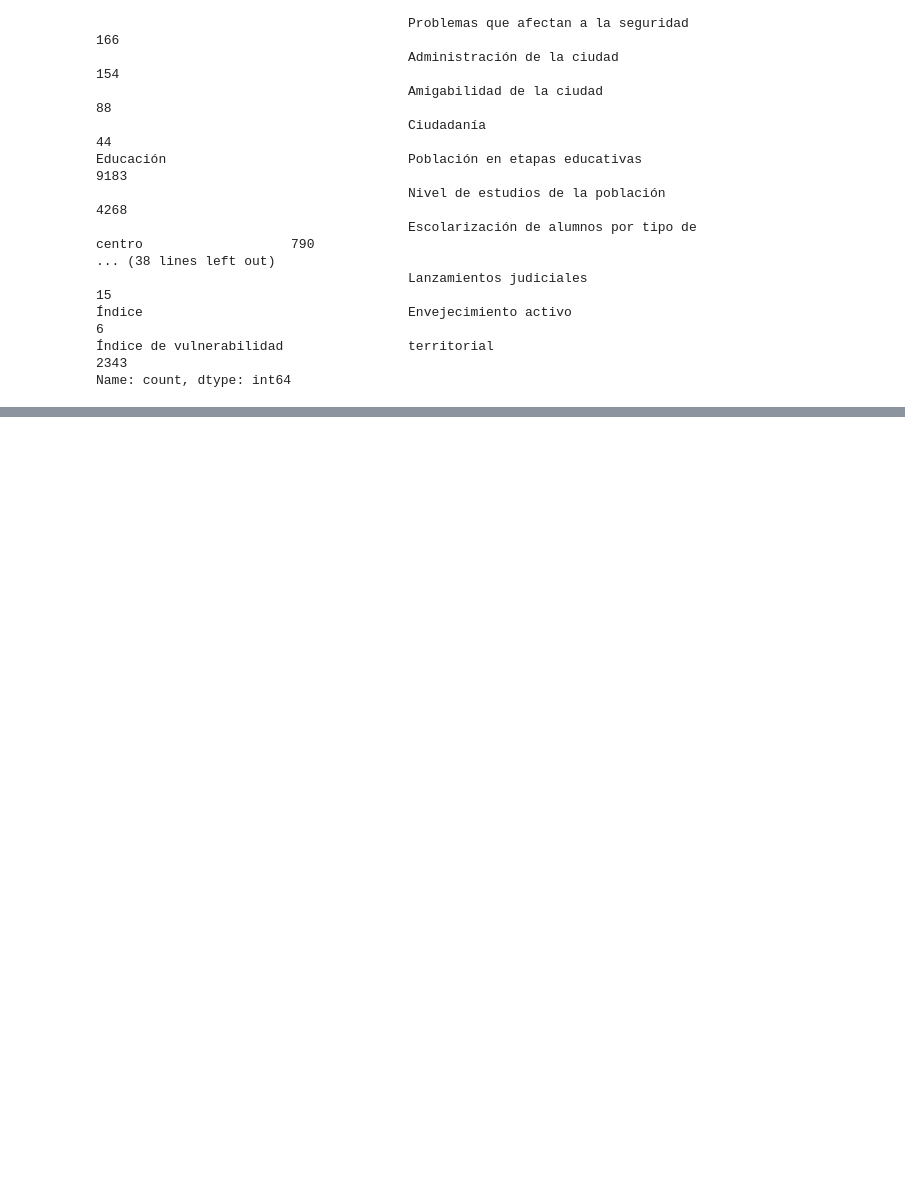
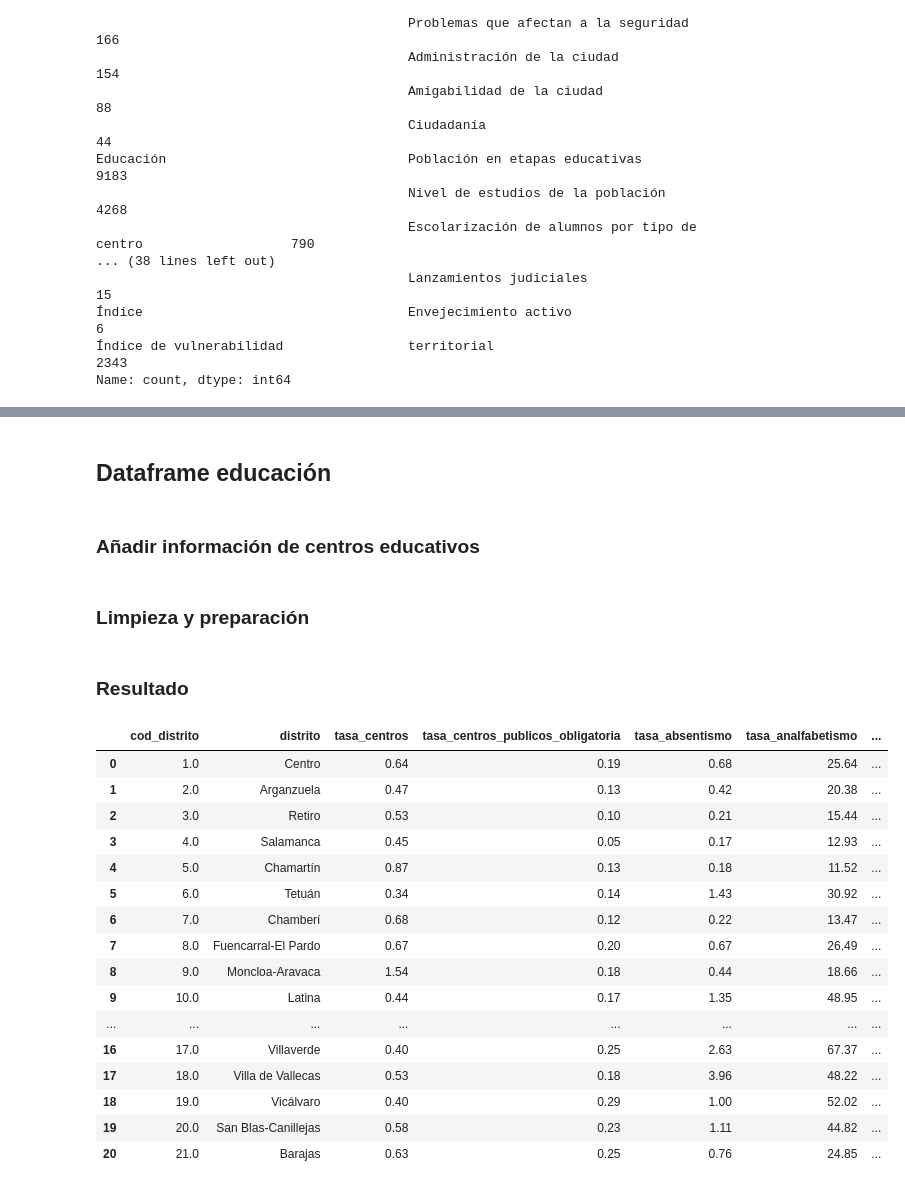
Before and after one commit to almudenaolg/Desigualdad-Distritos-Madrid, a Jupyter notebook: code/exploratory.ipynb, the cells around one changed output, grey strips where cells are left out. Drawn from its saved outputs; the diff is of its cells as text; code cells hidden in the pictures; blank space fills up the shorter version.

```diff
--- a/code/exploratory.ipynb
+++ b/code/exploratory.ipynb
@@ -85,3 +106,3 @@ df['valor_indicador'] = df['valor_indicador'].str.replace(',', '.', regex=False)
 # %%
 # Convertir a numérico el valor de los indicadores
-df['valor_indicador'] = pd.to_numeric(df['valor_indicador'], errors='coerce')
+convertir_a_numerico(df,'valor_indicador')
@@ -155,0 +558,2 @@ df_distritos
+# %% [markdown]
+## Dataframe educación
@@ -155,0 +579,15 @@ df_distritos
+# %% [markdown]
+### Añadir información de centros educativos
+# %%
+# Cargamos el listado de centros educativos
+df_centros_educativos = pd.read_csv('../data/centros-educativos.csv', sep=';', encoding='latin1')
+
+estandarizar_columnas(df_centros_educativos)
+
+# Calcular el recuento de centros educativos por distrito
+df_centros_educativos = df_centros_educativos.groupby('cod_distrito').size().reset_index(name='recuento_centros')
+
+# Unir los dataframes
+df_educacion = pd.merge(df_educacion, df_centros_educativos, on='cod_distrito', how='left')
+# %% [markdown]
+### Limpieza y preparación
@@ -155,0 +596,49 @@ df_distritos
+# %%
+# Tasa de centros educativos por cada 1000 habitantes
+df_educacion['tasa_centros'] = ((df_educacion['recuento_centros'] / df_educacion['numero_habitantes']) * 1000).round(2)
+
+# Tasa de centros públicos de enseñanza obligatoria por 1000 habitantes
+df_educacion['tasa_centros_publicos_obligatoria'] = ((df_educacion['colegios_publicos_infantil_y_primaria'] +
+                                                      df_educacion['escuelas_infantiles_municipales'] +
+                                                      df_educacion['escuelas_infantiles_publicas_cam'] +
+                                                      df_educacion['institutos_publicos_de_educacion_secundaria']) / df_educacion['numero_habitantes'] * 1000).round(2)
+
+# Tasa de absentismo
+df_educacion['tasa_absentismo'] = ((df_educacion['casos_trabajados_por_el_programa_de_absentismo_municipal'] / df_educacion['numero_habitantes']) *1000).round(2)
+
+# Tasa de analfabetismo
+df_educacion['tasa_analfabetismo'] = ((df_educacion['poblacion_mayor/igual__de_25_anos__que_no_sabe_leer_ni_escribir_o_sin_estudios'] / df_educacion['numero_habitantes'])*1000).round(2)
+
+# Tasa de población con solo la enseñanza obligatoria
+df_educacion['tasa_poblacion_educacion_obligatoria'] = ((df_educacion['poblacion_mayor/igual__de_25_anos_con_bachiller_elemental,_graduado_escolar,_eso,_formacion_profesional_1o_grado']
+                                                        / df_educacion['numero_habitantes'])*1000).round(2)
+
+# Tasa de población con educación superior
+df_educacion['tasa_poblacion_educacion_superior'] = ((df_educacion['poblacion_mayor/igual__de_25_anos__con_estudios_superiores,_licenciatura,_arquitectura,_ingenieria_sup.,_estudios_sup._no_universitarios,_doctorado,__postgraduado']
+                                                     / df_educacion['numero_habitantes'])*1000).round(2)
+# %%
+# Seleccionamos solo las columnas interesantes
+df_educacion = df_educacion[['cod_distrito', 'distrito', 'tasa_centros', 'tasa_centros_publicos_obligatoria',
+                            'tasa_absentismo', 'tasa_analfabetismo','tasa_poblacion_educacion_obligatoria', 'tasa_poblacion_educacion_superior']]
+# %% [markdown]
+### Resultado
+# %%
+df_educacion
+# %% [output]
+|  | cod_distrito | distrito | tasa_centros | tasa_centros_publicos_obligatoria | tasa_absentismo | tasa_analfabetismo | ... |
+| 0 | 1.0 | Centro | 0.64 | 0.19 | 0.68 | 25.64 | ... |
+| 1 | 2.0 | Arganzuela | 0.47 | 0.13 | 0.42 | 20.38 | ... |
+| 2 | 3.0 | Retiro | 0.53 | 0.10 | 0.21 | 15.44 | ... |
+| 3 | 4.0 | Salamanca | 0.45 | 0.05 | 0.17 | 12.93 | ... |
+| 4 | 5.0 | Chamartín | 0.87 | 0.13 | 0.18 | 11.52 | ... |
+| 5 | 6.0 | Tetuán | 0.34 | 0.14 | 1.43 | 30.92 | ... |
+| 6 | 7.0 | Chamberí | 0.68 | 0.12 | 0.22 | 13.47 | ... |
+| 7 | 8.0 | Fuencarral-El Pardo | 0.67 | 0.20 | 0.67 | 26.49 | ... |
+| 8 | 9.0 | Moncloa-Aravaca | 1.54 | 0.18 | 0.44 | 18.66 | ... |
+| 9 | 10.0 | Latina | 0.44 | 0.17 | 1.35 | 48.95 | ... |
+| ... | ... | ... | ... | ... | ... | ... | ... |
+| 16 | 17.0 | Villaverde | 0.40 | 0.25 | 2.63 | 67.37 | ... |
+| 17 | 18.0 | Villa de Vallecas | 0.53 | 0.18 | 3.96 | 48.22 | ... |
+| 18 | 19.0 | Vicálvaro | 0.40 | 0.29 | 1.00 | 52.02 | ... |
+| 19 | 20.0 | San Blas-Canillejas | 0.58 | 0.23 | 1.11 | 44.82 | ... |
+| 20 | 21.0 | Barajas | 0.63 | 0.25 | 0.76 | 24.85 | ... |
```
Also changed, not shown: parts of 64 cells of this notebook, 5 other files.
